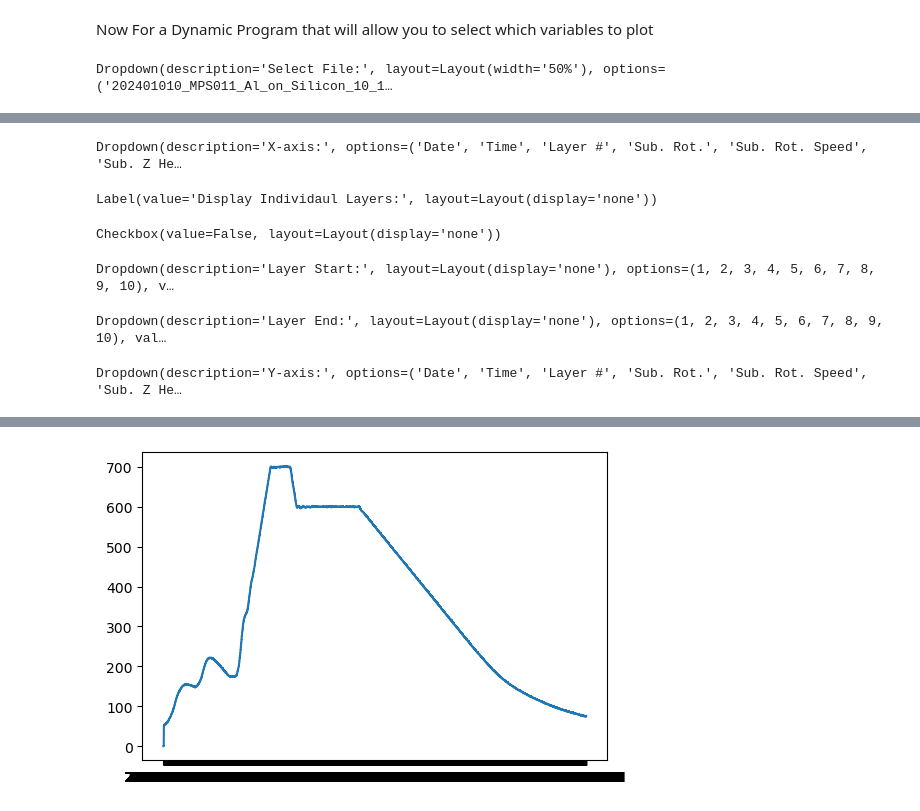
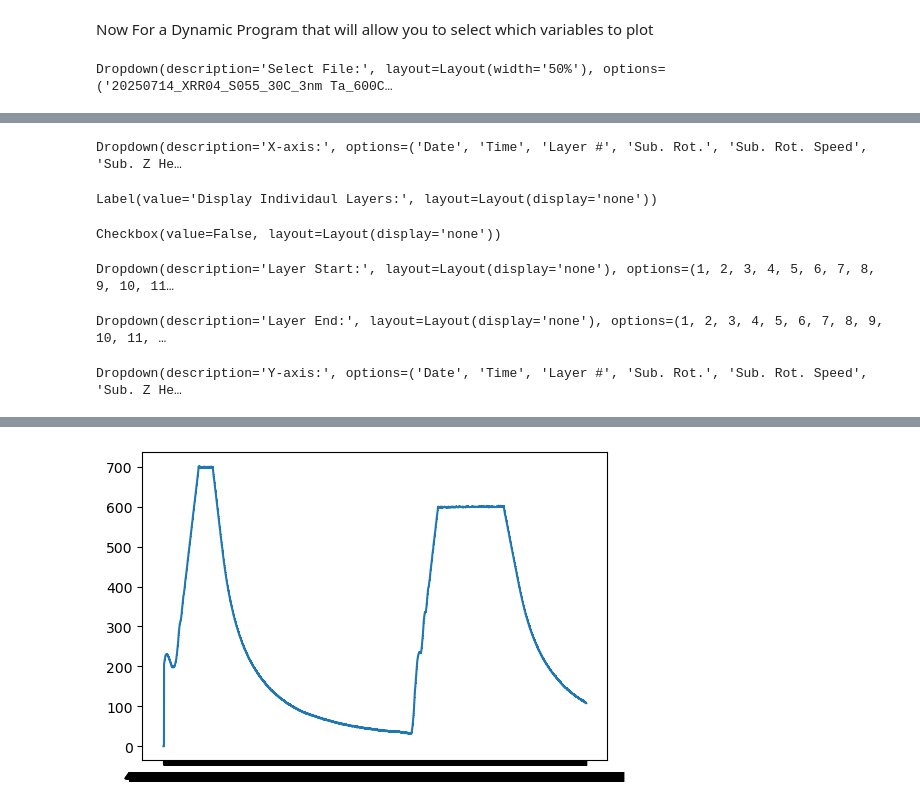
Before and after one commit to JakeHHHHH/SLAC, a Jupyter notebook: AJA_data_analysis.ipynb, the cells around one changed output, grey strips where cells are left out. Drawn from its saved outputs; the diff is of its cells as text; code cells hidden in the pictures.

```diff
--- a/AJA_data_analysis.ipynb
+++ b/AJA_data_analysis.ipynb
@@ -31,9 +31,34 @@ color_palette = [
     'palevioletred',
     'darkkhaki'
 ]
+# %%
+#Here is a generic color plaette for the graphs which you can change
+#at your disgression
+color_palette = [
+    'dodgerblue',
+    'mediumseagreen',
+    'goldenrod',
+    'indianred',
+    'indianred',
+    'indianred',
+    'indianred',
+    'indianred',
+    'indianred',
+    'indianred',
+    'coral',
+    'coral',
+    'coral',
+    'teal',
+    'teal',
+    'teal',
+    'teal',
+    'cadetblue',
+    'palevioletred',
+    'darkkhaki'
+]
 # %%
 # Replace 'your_file_path.csv' with the actual path to your CSV file
-file_path = r"C:\Users\jakeh\OneDrive\Desktop\Jake AJA Copy Folder\Datalog\20250625_S041_Ta_500W_815s_600C_25-Jun-25_ 2_03_23 PM.csv"
+file_path = r"D:\Logs\20250714_XRR04_S055_30C_3nm Ta_600C_97_nm_Ta_TaOx_14-Jul-25_ 4_55_14 PM.csv"
 
 # Read the CSV file into a DataFrame
 df = pd.read_csv(file_path, skiprows= 1)
@@ -88,7 +131,7 @@ def get_color_ranges() -> list:
 color_ranges = get_color_ranges()
 for i in range(len(color_ranges)):
     plt.axvspan(color_ranges[i][0], color_ranges[i][1], facecolor=colors[i], alpha=0.5, label = f"Layer {i+1}")
-    plt.text(color_ranges[i][0], i*30, s = f"Layer {i+1}" )
+    #plt.text(color_ranges[i][0], i*30, s = f"Layer {i+1}" )
 #Because these files are so dense, we only display the 100th timestamp
 plt.xticks(df['Time'][::1000])
 #Show the Graph
@@ -101,8 +146,10 @@ from ipywidgets import interact, widgets
 from IPython.display import display
 import os
 
+colors = get_color_ranges()
+
 #Datalog Folder
-target_folder = r"C:\Users\jakeh\OneDrive\Desktop\Jake AJA Copy Folder\Datalog"
+target_folder = r"D:\Logs"
 
 #Makes a list of all of the files
 file_list = [f for f in os.listdir(target_folder) if os.path.isfile(os.path.join(target_folder, f))]
@@ -238,35 +285,35 @@ def on_plot_clicked(b):
     with output:
         if layer_checkbox_button.value:
             plot_columns(x_dropdown.value, y_dropdown.value, layer_range_start_button.value, layer_range_end_button.value)
         else:
             plot_columns(x_dropdown.value, y_dropdown.value)
 
 def on_layer_checkbox(b):
     if layer_checkbox_button.value:
         layer_range_start_button.layout.display = 'flex'
         layer_range_end_button.layout.display = 'flex'
     else:
         layer_range_start_button.layout.display = 'none'
         layer_range_end_button.layout.display = 'none'
 
 
 
 plot_button.on_click(on_plot_clicked)
 x_dropdown.observe(on_time_selected)
 layer_checkbox_button.observe(on_layer_checkbox)
 
 
 display(file_dropdown, load_button,x_dropdown,checkbox_text,layer_checkbox_button,layer_range_start_button, layer_range_end_button, y_dropdown, plot_button, output)
 # %% [output]
-Dropdown(description='Select File:', layout=Layout(width='50%'), options=('202401010_MPS011_Al_on_Silicon_10_1…
+Dropdown(description='Select File:', layout=Layout(width='50%'), options=('20250714_XRR04_S055_30C_3nm Ta_600C…
 [interactive output not drawn]
 Dropdown(description='X-axis:', options=('Date', 'Time', 'Layer #', 'Sub. Rot.', 'Sub. Rot. Speed', 'Sub. Z He…
 Label(value='Display Individaul Layers:', layout=Layout(display='none'))
 Checkbox(value=False, layout=Layout(display='none'))
-Dropdown(description='Layer Start:', layout=Layout(display='none'), options=(1, 2, 3, 4, 5, 6, 7, 8, 9, 10), v…
+Dropdown(description='Layer Start:', layout=Layout(display='none'), options=(1, 2, 3, 4, 5, 6, 7, 8, 9, 10, 11…
-Dropdown(description='Layer End:', layout=Layout(display='none'), options=(1, 2, 3, 4, 5, 6, 7, 8, 9, 10), val…
+Dropdown(description='Layer End:', layout=Layout(display='none'), options=(1, 2, 3, 4, 5, 6, 7, 8, 9, 10, 11, …
 Dropdown(description='Y-axis:', options=('Date', 'Time', 'Layer #', 'Sub. Rot.', 'Sub. Rot. Speed', 'Sub. Z He…
 [interactive output not drawn]
 [interactive output not drawn]
-[figure, old version]
+[figure, new version]
 # %%
```
Also changed, not shown: parts of 3 cells of this notebook, 1 other file.
